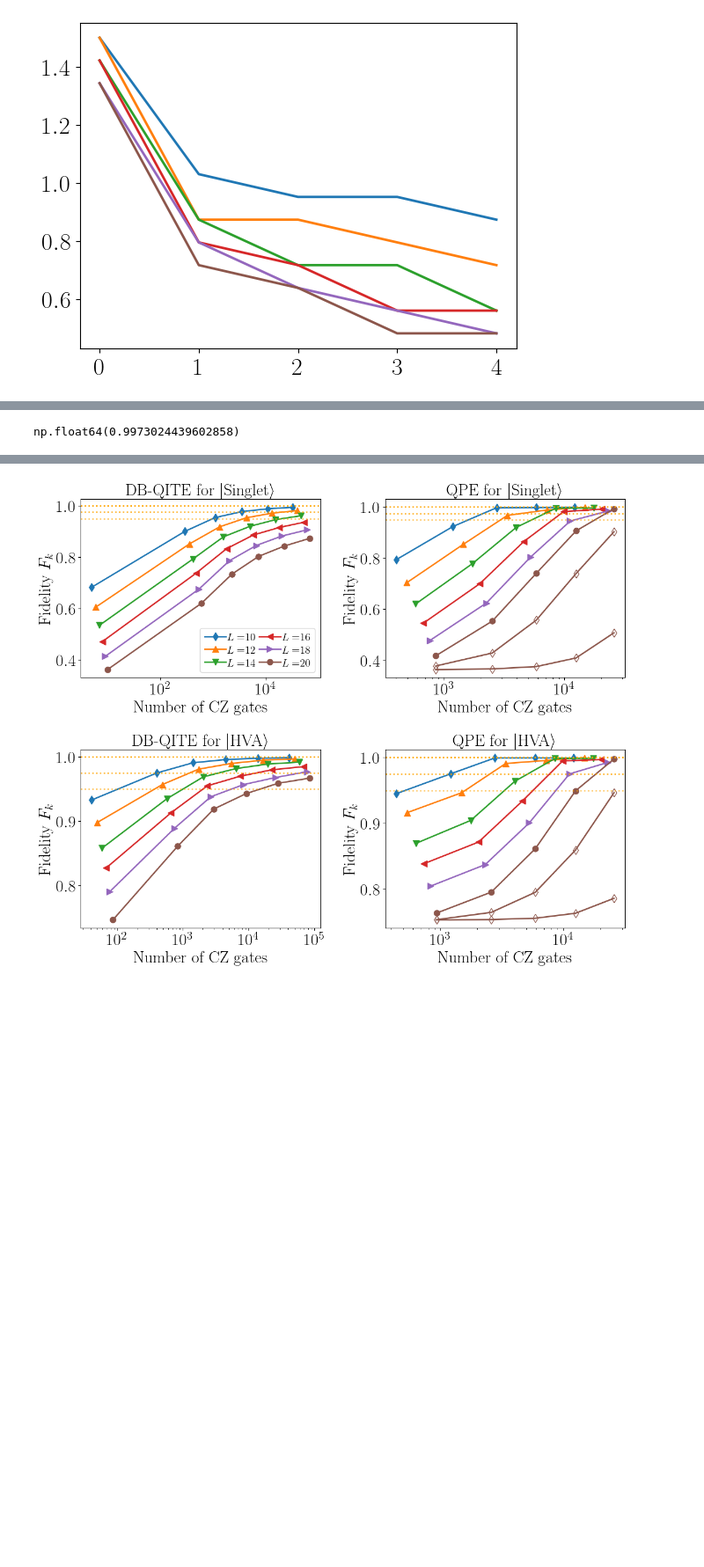
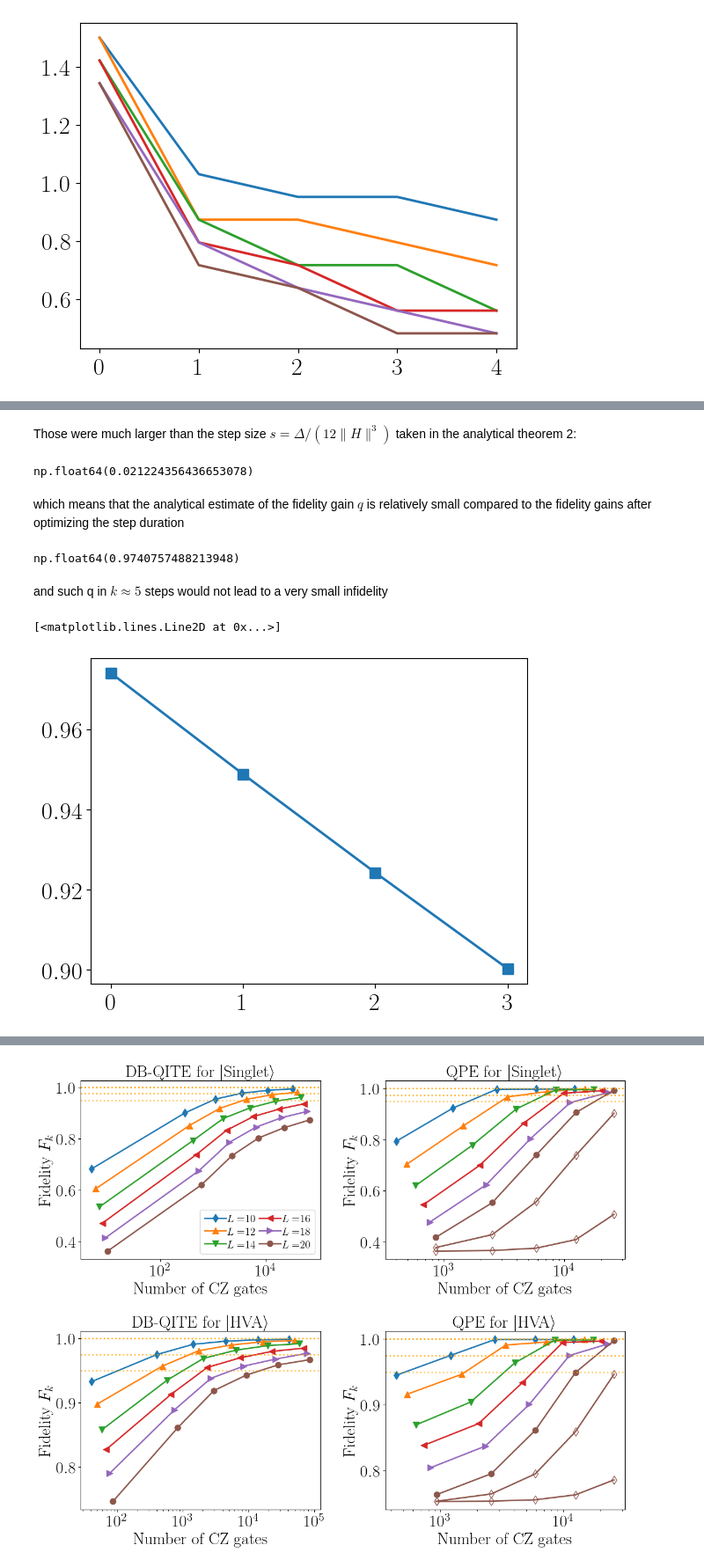
Before and after one commit to renezander90/DB-QITE, a Jupyter notebook: DB-QITE-PRL/generate_plots_PRL-Marek_running.ipynb, the cells around one changed output, grey strips where cells are left out. Shown at 88% size. Cells and saved outputs as stored; diff of their text form; code cells hidden in the pictures; blank space fills up the shorter version.

```diff
--- a/DB-QITE-PRL/generate_plots_PRL-Marek_running.ipynb
+++ b/DB-QITE-PRL/generate_plots_PRL-Marek_running.ipynb
@@ -415,3 +484,12 @@ plt.show()
+# %% [markdown]
+Those were much larger than the step size $s=\Delta/(12 \|H\|^3)$ taken in the analytical theorem 2:
+# %%
+s = np.abs((E0_val[L]-E1_val[L])/12/np.linalg.norm(spectra[L][-1])**3)
+s
+# %% [output]
+np.float64(0.021224356436653078)
+# %% [markdown]
+which means that the analytical estimate of the fidelity gain $q$ is relatively small compared to the fidelity gains after optimizing the step duration
 # %%
 L=10
 
@@ -419,9 +497,16 @@ psi = E0_vec[L] # ground state
 phi = results_QITE[L][1]["statevectors"][0] # 0 Singlet, 1 VQE
 F0 = np.abs(np.dot(psi.conj().transpose(),phi))**2
 
-s = np.abs((E0_val[L]-E1_val[L])/12/E0_val[L]**3)
-q = 1-100*s*F0*(E1_val[L]-E0_val[L])
+
+q = 1-s*F0*(E1_val[L]-E0_val[L])
 q
 # %% [output]
-np.float64(0.9973024439602858)
+np.float64(0.9740757488213948)
+# %% [markdown]
+and such q in $k\approx 5$ steps would not lead to a very small infidelity
+# %%
+plt.plot([q**k for k in range(1,5)], '-s')
+# %% [output]
+[<matplotlib.lines.Line2D at 0x...>]
+[figure, added]
 # %% [markdown]
```
Also changed, not shown: parts of 29 cells of this notebook, 3 other files.
